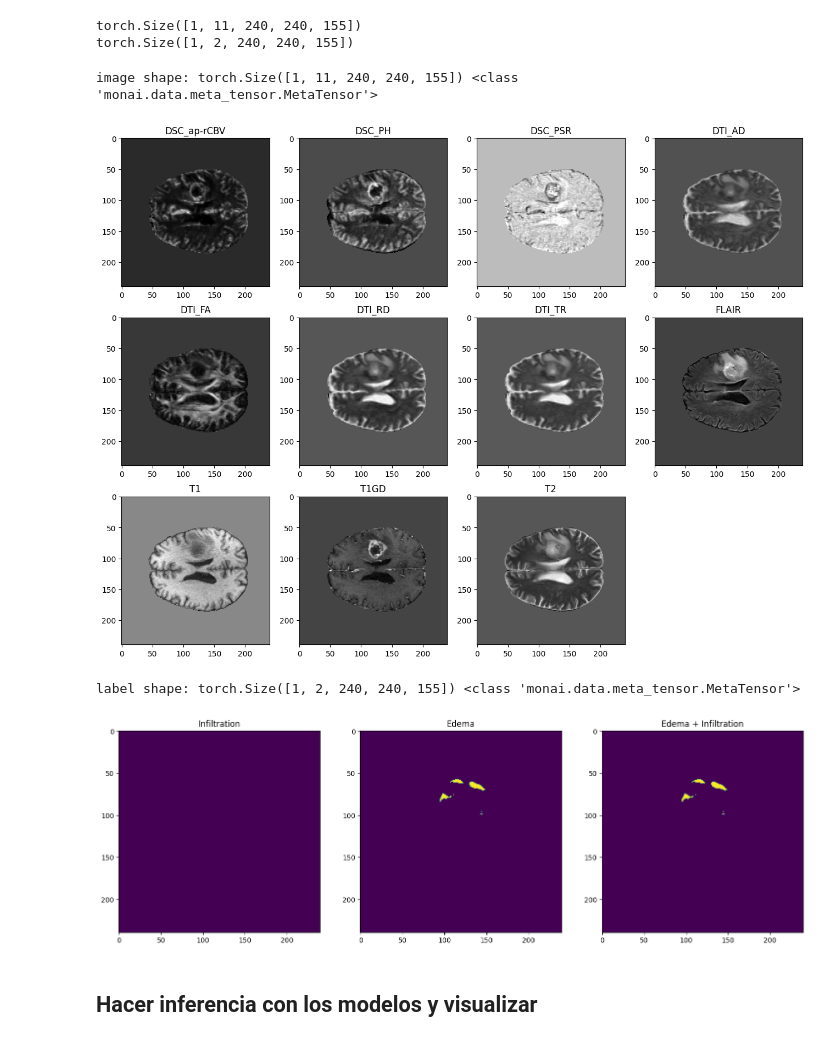
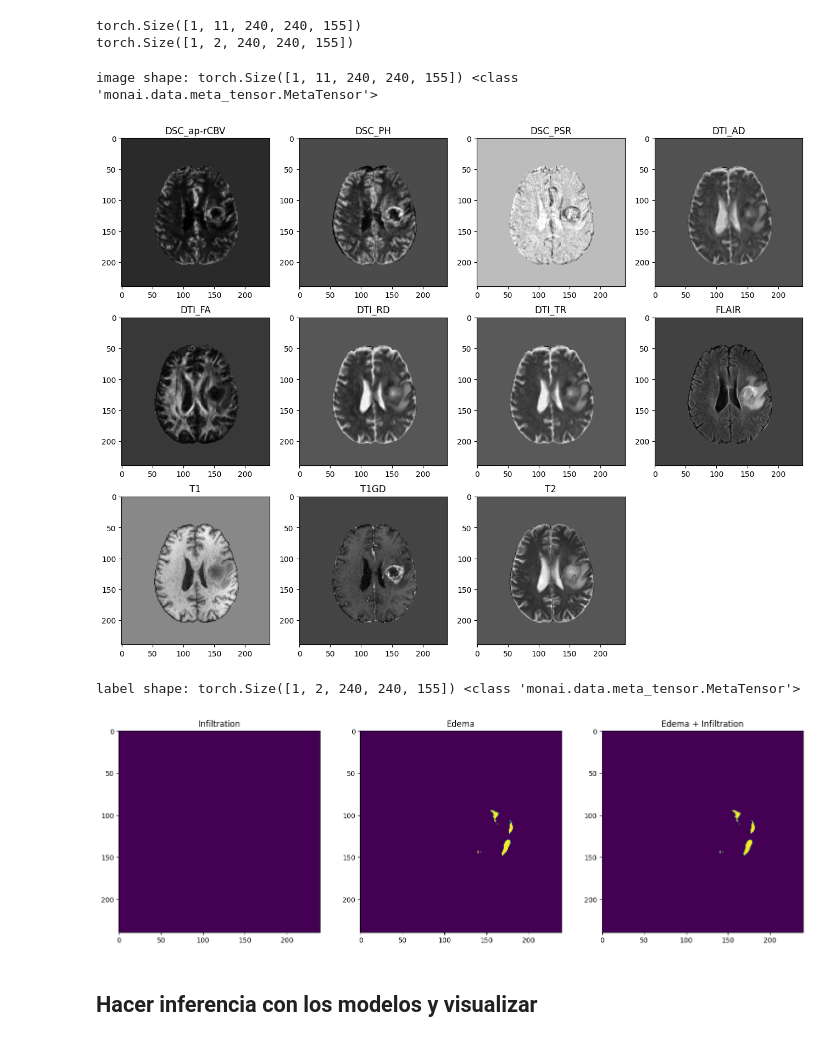
Before and after one commit to GBM-images-research/Swin_transformer_UPennGBM, a Jupyter notebook: ver_transformaciones.ipynb, the cells around one changed output. Drawn from its saved outputs; the diff is of its cells as text; code cells hidden in the pictures.

```diff
--- a/ver_transformaciones.ipynb
+++ b/ver_transformaciones.ipynb
@@ -153,7 +153,7 @@ torch.Size([11, 240, 240, 155]) <class 'monai.data.meta_tensor.MetaTensor'>
 torch.Size([2, 240, 240, 155]) <class 'monai.data.meta_tensor.MetaTensor'>
 # %%
 for idx, batch_data in enumerate(val_loader):
-    if idx == 5:  # Cambia 0 al índice del batch deseado
+    if idx == 4:  # Cambia 0 al índice del batch deseado
         val_data_example=batch_data
         data, target = batch_data["image"], batch_data["label"]
         print(data.shape)
@@ -165,38 +165,45 @@ torch.Size([1, 2, 240, 240, 155])
 # %%
 # pick one image from DecathlonDataset to visualize and check the 4 channels
 # N_ROI -> hatsa 0.5cm alrededor del TC
 # F_ROI -> entre 1 y 4 cm alrededor del TC
 nombres=["DSC_ap-rCBV","DSC_PH", "DSC_PSR", "DTI_AD", "DTI_FA", "DTI_RD", "DTI_TR", "FLAIR", "T1", "T1GD", "T2",]
 #val_data_example = train_set[60]
 sl=90 #70 32
 print(f"image shape: {val_data_example['image'].shape}", type(val_data_example['image']))
 plt.figure("image", (16, 12))
 for i in range(11):
     plt.subplot(3, 4, i + 1)
     plt.title(nombres[i])
-    plt.imshow(val_data_example["image"][0][i, :, :, sl].cpu(), cmap="gray") # .detach()
+    # plt.imshow(val_data_example["image"][0][i, :, :, sl].cpu(), cmap="gray") # .detach()
+    rotated_image = torch.rot90(val_data_example["image"][0][i, :, :, sl], k=-1, dims=(0, 1))
+    plt.imshow(rotated_image.cpu(), cmap="gray")
 plt.show()
 # also visualize the 3 channels label corresponding to this image
 print(f"label shape: {val_data_example['label'].shape}", type(val_data_example['label']))
 plt.figure("label", (18, 6))
 # my_title=['N_ROI (0-5mm)', 'F_ROI (+10mm)', 'N_ROI + F_ROI']
 my_title=['Infiltration', 'Edema', 'Edema + Infiltration']
 for i in range(3):
     plt.subplot(1, 3, i + 1)
     plt.title(f"{my_title[i]}")
     if i<2:
-        plt.imshow(val_data_example["label"][0][i, :, :, sl].cpu()) # .detach()
+        # plt.imshow(val_data_example["label"][0][i, :, :, sl].cpu()) # .detach()
+        # Rotar 90 grados la etiqueta
+        rotated_label = torch.rot90(val_data_example["label"][0][i, :, :, sl], k=-1, dims=(0, 1))
+        plt.imshow(rotated_label.cpu())
     else:
         #plt.imshow(val_data_example["label"][i, :, :, sl].detach().cpu())
         im_show=torch.from_numpy(np.logical_or(val_data_example["label"][0][0, :, :, sl], val_data_example["label"][0][1, :, :, sl])) # torch.from_numpy
-        plt.imshow((im_show).cpu()) # .detach()
+        # plt.imshow((im_show).cpu()) # .detach()
+        rotated_im_show = torch.rot90(im_show, k=-1, dims=(0, 1))
+        plt.imshow(rotated_im_show.cpu())
 
 plt.show()
 # %% [output]
 image shape: torch.Size([1, 11, 240, 240, 155]) <class 'monai.data.meta_tensor.MetaTensor'>
-[figure, old version]
+[figure, new version]
 label shape: torch.Size([1, 2, 240, 240, 155]) <class 'monai.data.meta_tensor.MetaTensor'>
-[figure, old version]
+[figure, new version]
 # %% [markdown]
 ## Hacer inferencia con los modelos y visualizar
 # %%
```
Also changed, not shown: 1 other file.
